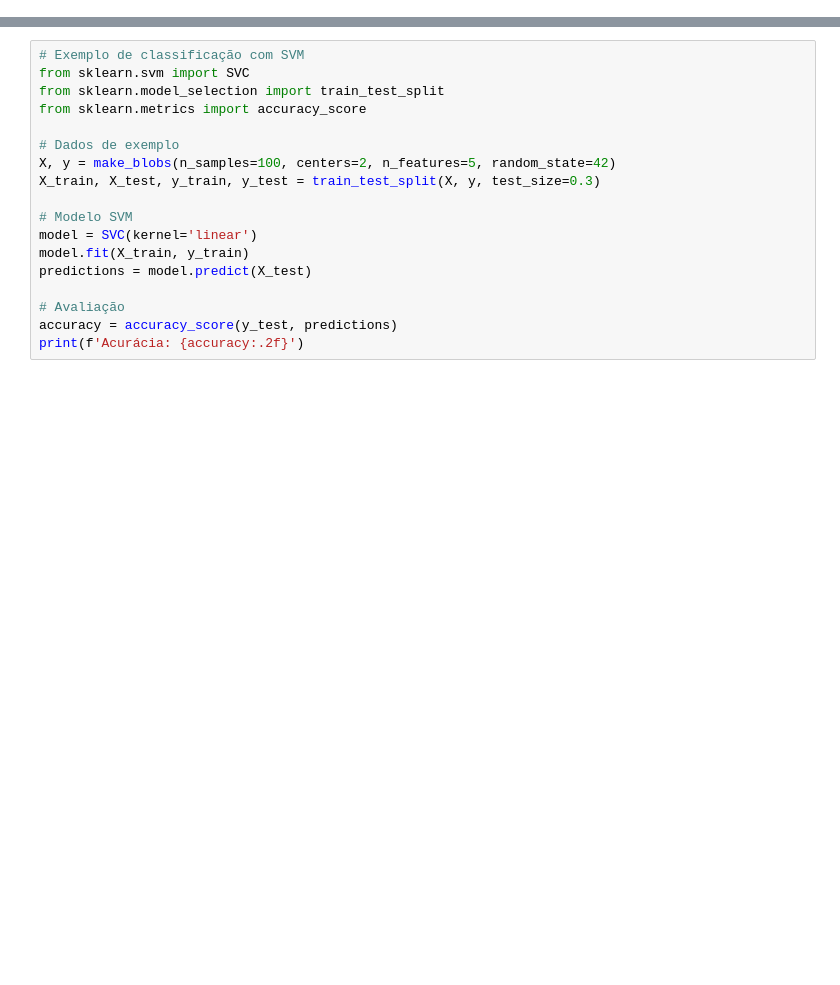
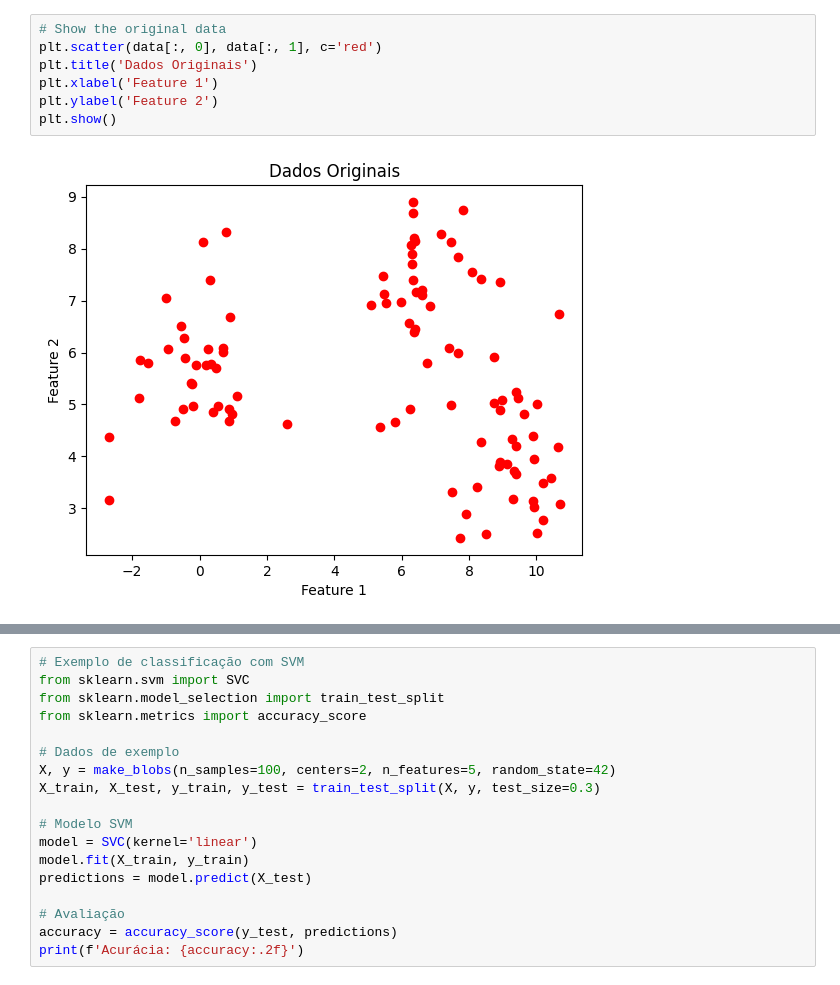
Before and after one commit to lucaase/brain-decoding, a Jupyter notebook: modified_course_notebook.ipynb, the cells around one changed output, grey strips where cells are left out. Saved outputs shown, nothing was run; the diff lists cells and outputs as text; blank space fills up the shorter version.

```diff
--- a/modified_course_notebook.ipynb
+++ b/modified_course_notebook.ipynb
@@ -74,0 +209,9 @@ Usaremos **K-means** para agrupar dados sem rótulos.
+# %%
+# Show the original data
+plt.scatter(data[:, 0], data[:, 1], c='red')
+plt.title('Dados Originais')
+plt.xlabel('Feature 1')
+plt.ylabel('Feature 2')
+plt.show()
+# %% [output]
+[figure, added]
```
Also changed, not shown: parts of 34 cells of this notebook.
